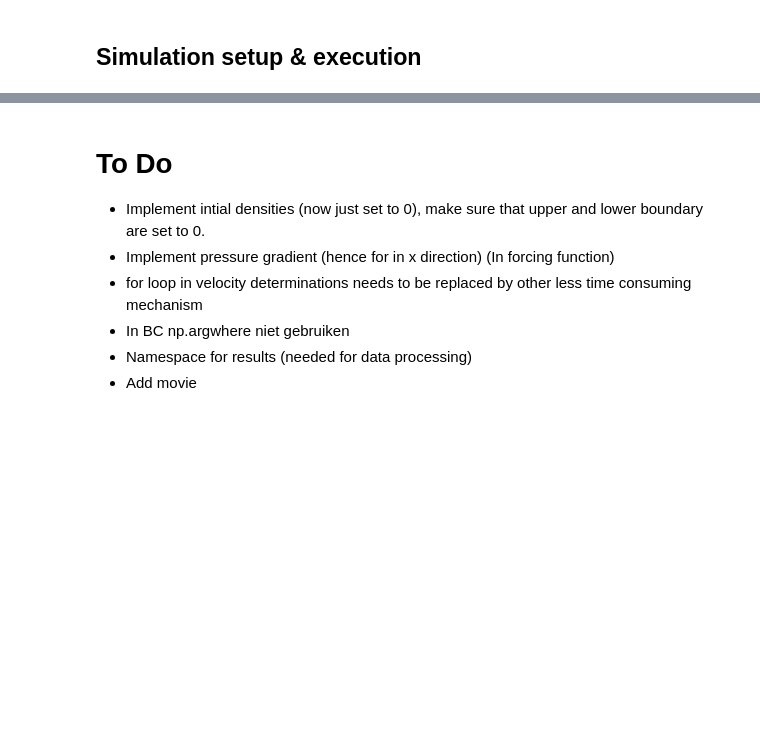
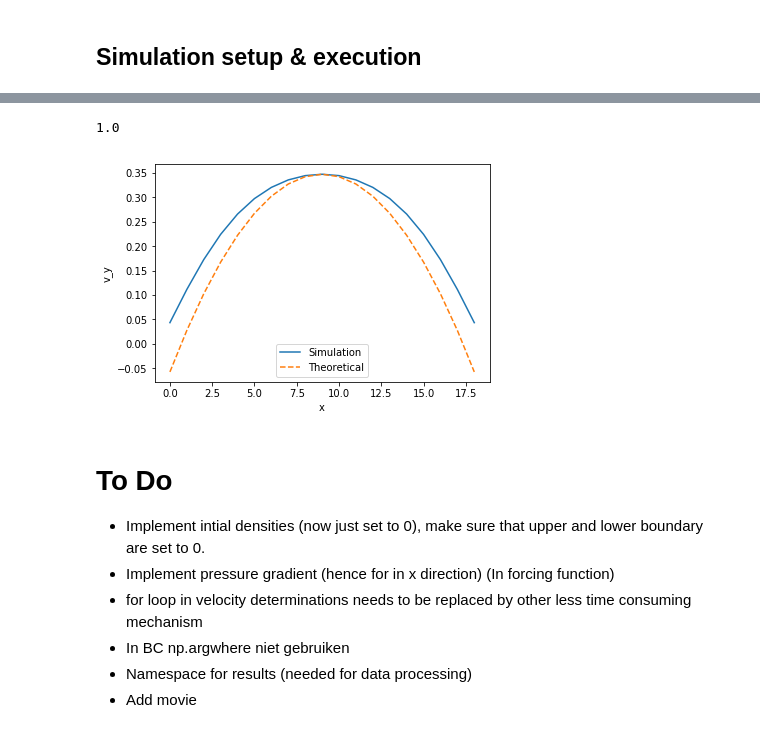
Before and after one commit to VHeusinkveld/CP3-lattice-boltzmann_model, a Jupyter notebook: Excecute_simulation.ipynb, the cells around one changed output, grey strips where cells are left out. Cells and saved outputs as stored; diff of their text form; code cells hidden in the pictures; blank space fills up the shorter version.

Commit message:
added theoretical expectations, and added delta v in settings instead of having to set it inside a function.

```diff
--- a/Excecute_simulation.ipynb
+++ b/Excecute_simulation.ipynb
@@ -52,5 +58,21 @@ Equilibrium has been reached after 128 iterations.
 # %%
-sim.tau
+sim.c
+# %% [output]
+1.0
+# %%
+# Theoretical values (60*20, nu = 2, dv = 0.01)
+data_slice = par.u[0,1:sim.W_in,0]
+plt.plot(data_slice, label = 'Simulation')
+
+x = np.linspace(0, len(data_slice) - 1, len(data_slice))
+y = -sim.dv/(2*sim.nu)*(x-(len(data_slice) - 1)/2)**2 + max(data_slice)
+plt.plot(x, y, '--', label = 'Theoretical')
+plt.xlabel('x')
+plt.ylabel('v_y')
+plt.legend()
+plt.show()
+# %% [output]
+[figure, added]
 # %% [markdown]
 # To Do
 
```
Also changed, not shown: parts of 1 cell of this notebook, 3 other files.
